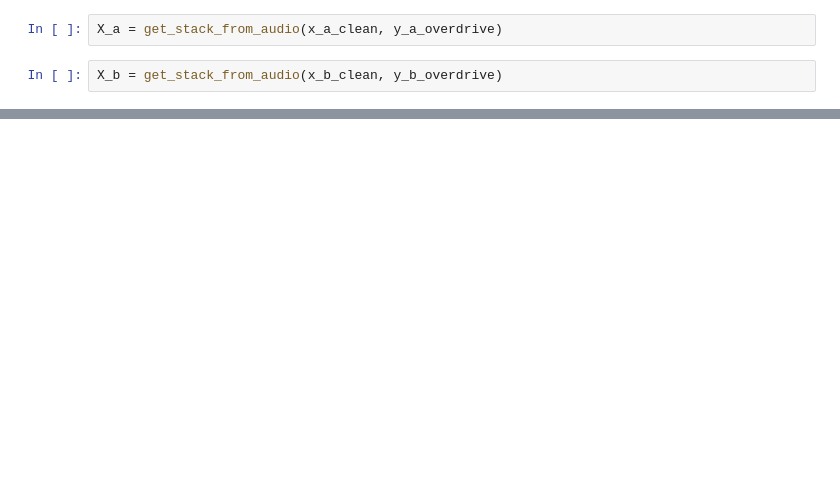
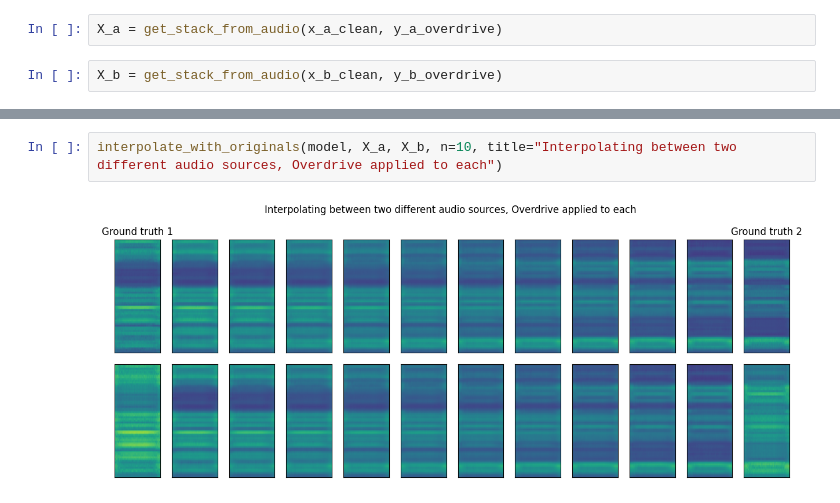
Before and after one commit to kieran-grant/Level5ProjectAudioVAE, a Jupyter notebook: src/notebooks/interpolation.ipynb, the cells around one changed output, grey strips where cells are left out. Cells and saved outputs as stored; diff of their text form; blank space fills up the shorter version.

Commit message:
Add interpolation visualisations

```diff
--- a/src/notebooks/interpolation.ipynb
+++ b/src/notebooks/interpolation.ipynb
@@ -239,0 +250,4 @@ interpolate(model, X_a, X_b, n=10, title="Interpolating between two different au
+# %%
+interpolate_with_originals(model, X_a, X_b, n=10, title="Interpolating between two different audio sources, Overdrive applied to each")
+# %% [output]
+[figure, added]
```
Also changed, not shown: parts of 11 cells of this notebook.
